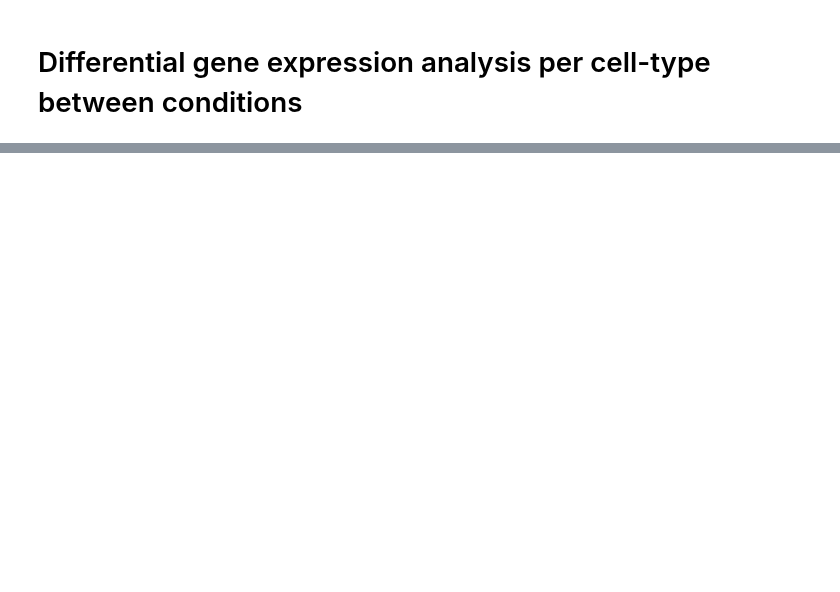
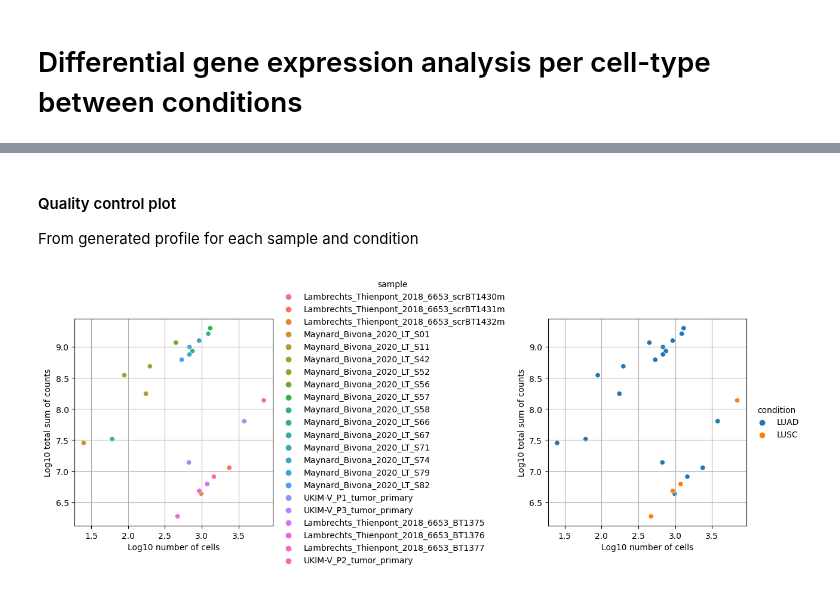
Before and after one commit to icbi-lab/atlas_protocol, a Jupyter notebook: docs/notebooks/06_differential_expression.ipynb, the cells around one changed output, grey strips where cells are left out. Saved outputs shown, nothing was run; the diff lists cells and outputs as text; code cells hidden in the pictures; blank space fills up the shorter version.

```diff
--- a/docs/notebooks/06_differential_expression.ipynb
+++ b/docs/notebooks/06_differential_expression.ipynb
@@ -14,0 +37,4 @@ os.environ["PATH"] = path_to_R + os.pathsep + os.environ["PATH"]
+# %%
+adata_path = "/data/projects/2023/atlas_protocol/input_data_zenodo/atlas-integrated-annotated.h5ad"
+deseq = "../../bin/deseq2.R"
+deseq_results = "/data/projects/2023/atlas_protocol/results/differential_expression/deseq_resdir"
@@ -15,4 +45,6 @@ os.environ["PATH"] = path_to_R + os.pathsep + os.environ["PATH"]
 # %%
-#Load data
-input_adata = "/data/projects/2023/atlas_protocol/input_data_zenodo/atlas-integrated-annotated.h5ad"
-adata = sc.read_h5ad(input_adata)
+adata = sc.read_h5ad(adata_path)
+
+#Subset adata
+adata = adata[adata.obs["origin"].isin(["tumor_primary"])]
+adata = adata[adata.obs["condition"].isin(["LUAD", "LUSC"])]
@@ -25,0 +55,11 @@ adata = sc.read_h5ad(input_adata)
+# %%
+# Get pseudo-bulk profile
+pdata = dc.get_pseudobulk(adata,
+                          sample_col='sample',
+                          groups_col='condition',
+                          layer='raw_counts', #layer where raw counts are store in adata
+                          mode='sum',
+                          min_cells=0,
+                          min_counts=0
+                         )
+pdata
@@ -25,0 +71,8 @@ adata = sc.read_h5ad(input_adata)
+# %% [markdown]
+#### Quality control plot
+
+From generated profile for each sample and condition
+# %%
+dc.plot_psbulk_samples(pdata, groupby=['sample','condition'], figsize=(13,5))
+# %% [output]
+[figure, added]
```
Also changed, not shown: parts of 26 cells of this notebook, 1 other file.
